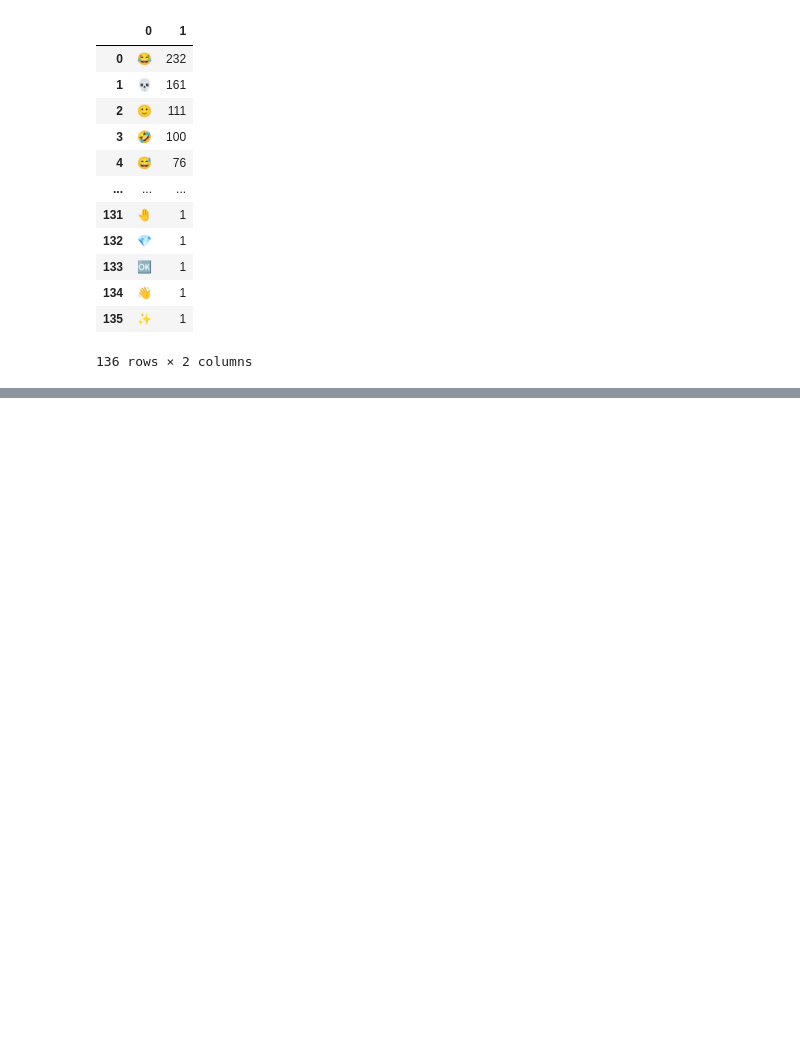
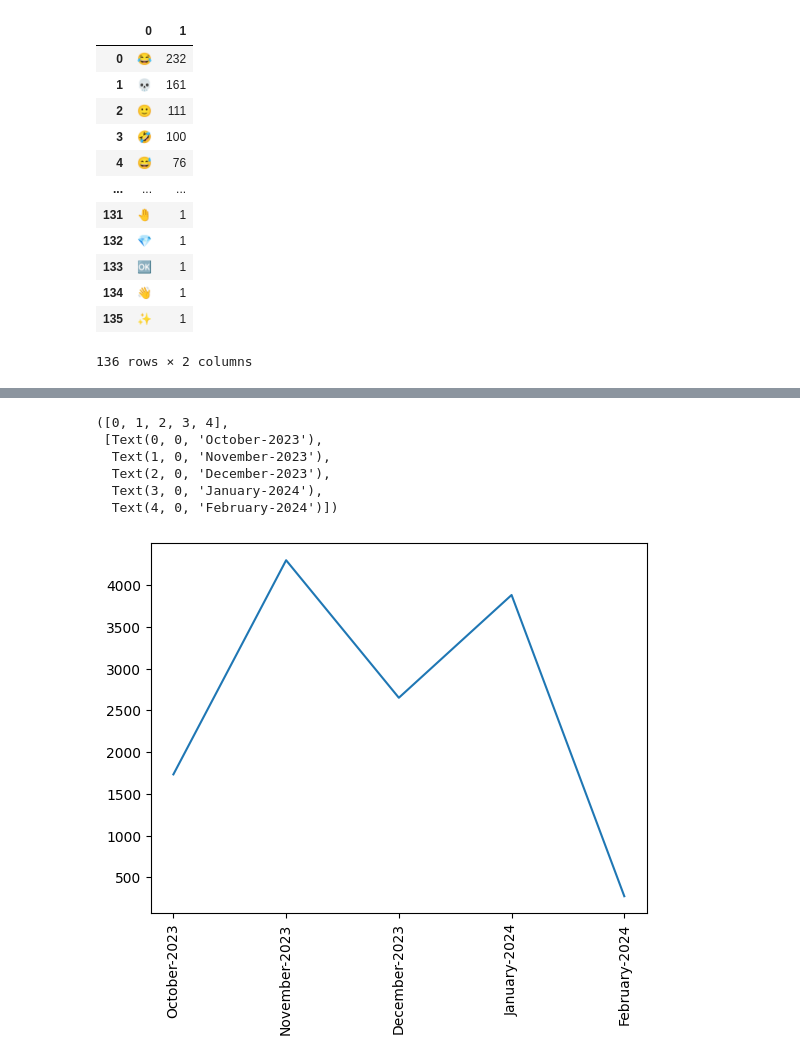
Before and after one commit to M-Awwab-Khan/whatsapp-chat-analyzer, a Jupyter notebook: whatsapp_chat_analysis.ipynb, the cells around one changed output, grey strips where cells are left out. Drawn from its saved outputs; the diff is of its cells as text; code cells hidden in the pictures; blank space fills up the shorter version.

Commit message:
monthly timeline

```diff
--- a/whatsapp_chat_analysis.ipynb
+++ b/whatsapp_chat_analysis.ipynb
@@ -249,3 +262,8 @@ pd.DataFrame(Counter(emojis).most_common(len(Counter(emojis))))
 | 134 | 👋 | 1 |
 | 135 | ✨ | 1 |
 136 rows × 2 columns
+# %%
+df['month_num'] = df['date'].dt.month
+# %%
+timeline = df.groupby(['year', 'month_num', 'month']).count()['message'].reset_index()
+timeline
@@ -251,0 +277,5 @@ pd.DataFrame(Counter(emojis).most_common(len(Counter(emojis))))
+# %%
+x = timeline['month'] + '-' + timeline['year'].astype(str)
+time = x.tolist()
+# %%
+timeline['time'] = time
@@ -251,0 +284,11 @@ pd.DataFrame(Counter(emojis).most_common(len(Counter(emojis))))
+# %%
+plt.plot(timeline['time'], timeline['message'])
+plt.xticks(rotation=90)
+# %% [output]
+([0, 1, 2, 3, 4],
+ [Text(0, 0, 'October-2023'),
+  Text(1, 0, 'November-2023'),
+  Text(2, 0, 'December-2023'),
+  Text(3, 0, 'January-2024'),
+  Text(4, 0, 'February-2024')])
+[figure, added]
```
Also changed, not shown: parts of 4 cells of this notebook.
